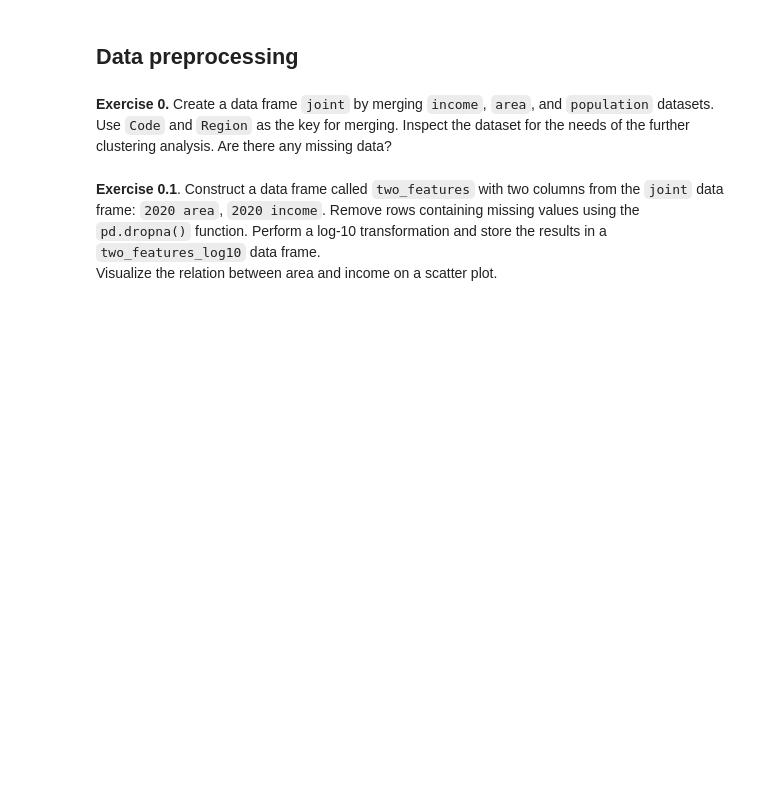
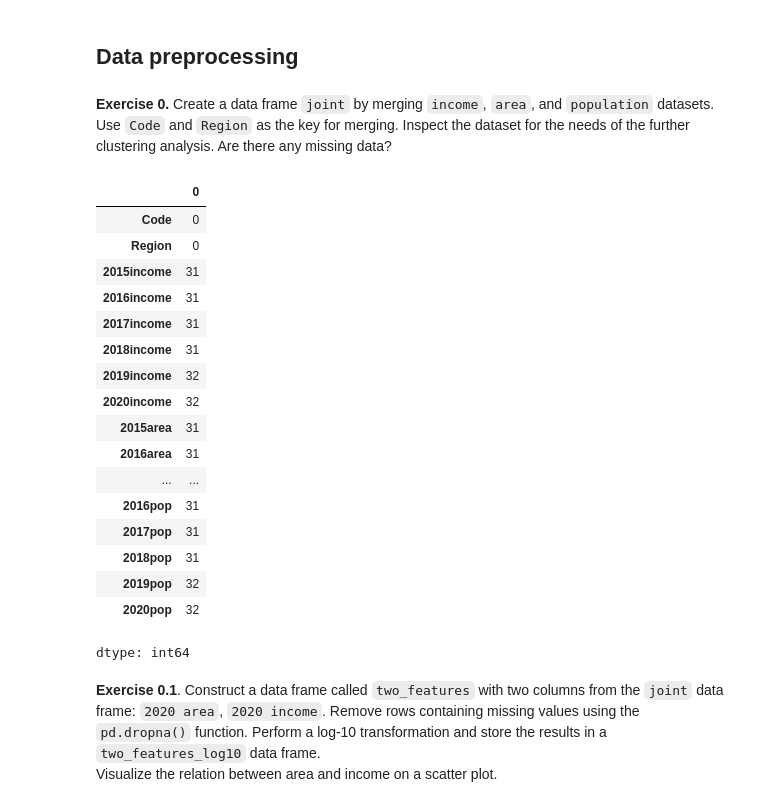
Before and after one commit to sylwia-sapkowska/intro-to-ml, a Jupyter notebook: 4_Clustering_student_version.ipynb, the cells around one changed output. Drawn from its saved outputs; the diff is of its cells as text; code cells hidden in the pictures; blank space fills up the shorter version.

```diff
--- a/4_Clustering_student_version.ipynb
+++ b/4_Clustering_student_version.ipynb
@@ -107,6 +107,29 @@ iris
 # Put your code here
 joint=pd.merge(income,area,on=["Code","Region"],suffixes=["income",""])
 joint=pd.merge(joint,population,on=["Code","Region"],suffixes=["area","pop"])
+# %%
+joint.head()
+# check for null data
+joint.isnull().sum()
+# %% [output]
+|  | 0 |
+| Code | 0 |
+| Region | 0 |
+| 2015income | 31 |
+| 2016income | 31 |
+| 2017income | 31 |
+| 2018income | 31 |
+| 2019income | 32 |
+| 2020income | 32 |
+| 2015area | 31 |
+| 2016area | 31 |
+| ... | ... |
+| 2016pop | 31 |
+| 2017pop | 31 |
+| 2018pop | 31 |
+| 2019pop | 32 |
+| 2020pop | 32 |
+dtype: int64
 # %% [markdown]
 **Exercise 0.1**. Construct a data frame called `two_features` with two columns from the `joint` data frame: `2020 area`, `2020 income`. Remove rows containing missing values using the `pd.dropna()` function. Perform a log-10 transformation and store the results in a `two_features_log10` data frame.
 Visualize the relation between area and income on a scatter plot.
```
Also changed, not shown: parts of 17 cells of this notebook.
